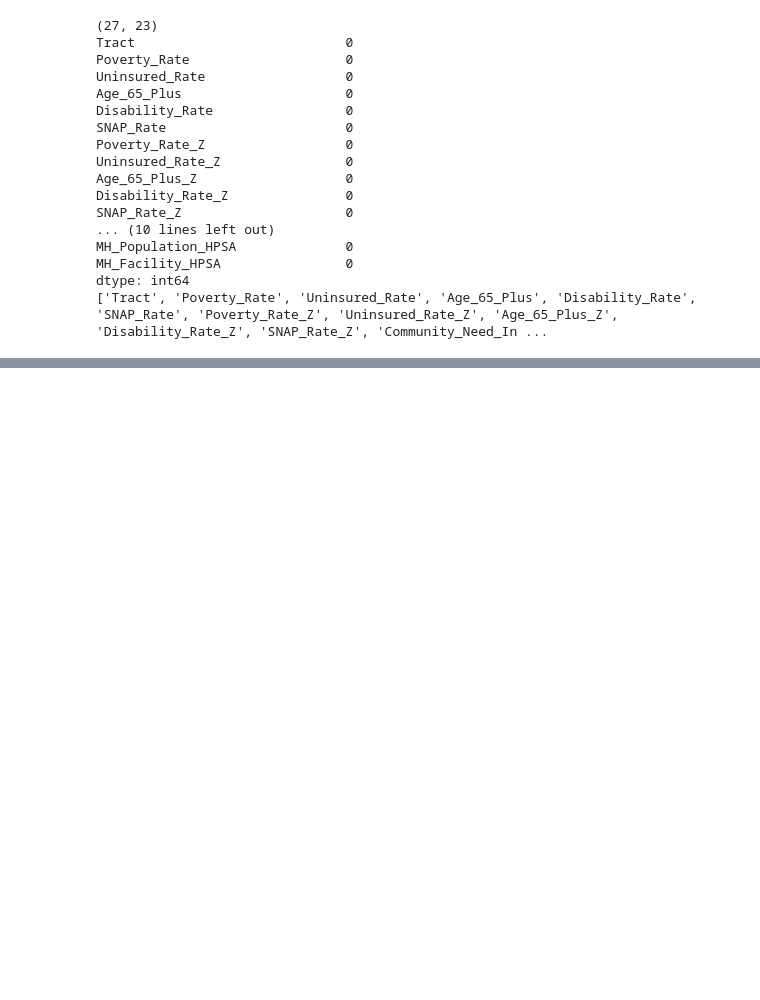
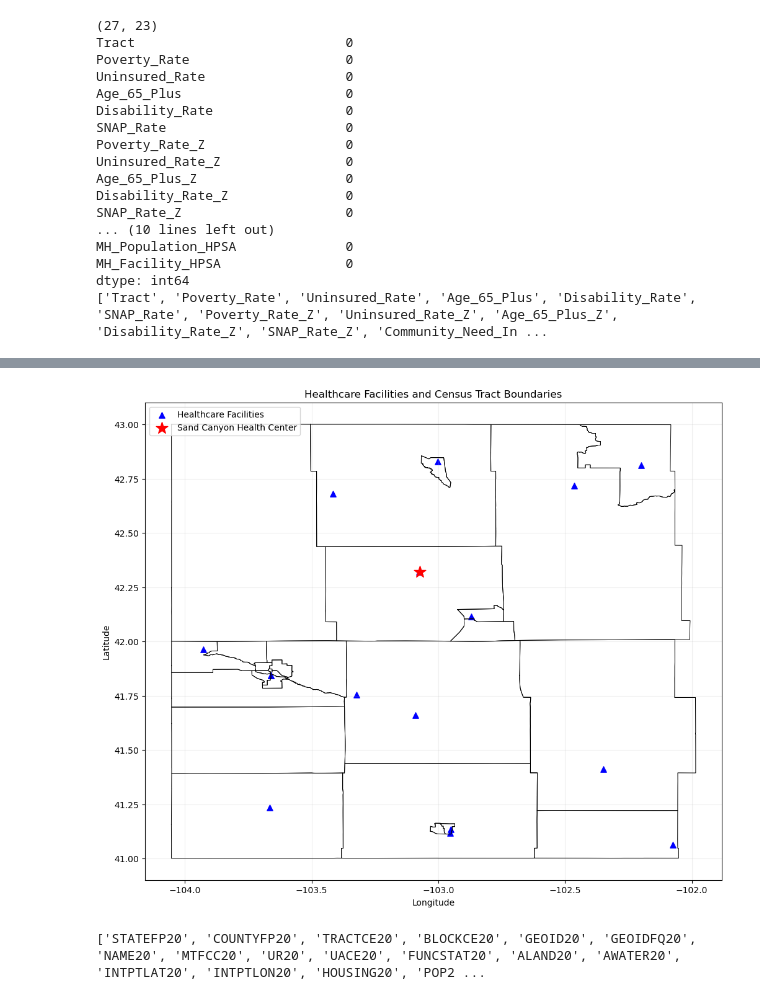
Before and after one commit to sck2189985/sand-canyon-project, a Jupyter notebook: Distance_calc_code.ipynb, the cells around one changed output, grey strips where cells are left out. Drawn from its saved outputs; the diff is of its cells as text; code cells hidden in the pictures; blank space fills up the shorter version.

```diff
--- a/Distance_calc_code.ipynb
+++ b/Distance_calc_code.ipynb
@@ -402,0 +506,41 @@ dtype: int64
+# %%
+import matplotlib.pyplot as plt
+
+fig, ax = plt.subplots(figsize=(12, 10))
+# plotting census tract boundaries
+for _, row in census_data.iterrows():
+    for part in row['Boundary_Parts']:
+        x = [point[0] for point in part]
+        y = [point[1] for point in part]
+        ax.plot(x, y, color='black', linewidth=0.7)
+
+# plotting healthcare facilities
+ax.scatter(
+    facilities['Longitude'],
+    facilities['Latitude'],
+    color='blue',
+    marker='^',
+    s=45,
+    label='Healthcare Facilities')
+
+# identifying Sand Canyon!
+sand_canyon = facilities[
+    facilities['Facility_Name'].str.contains(
+        'Sand Canyon', case=False, na=False)]
+ax.scatter(
+    sand_canyon['Longitude'],
+    sand_canyon['Latitude'],
+    color='red',
+    marker='*',
+    s=200,
+    label='Sand Canyon Health Center',
+    zorder=5)
+
+ax.set_title('Healthcare Facilities and Census Tract Boundaries')
+ax.set_xlabel('Longitude')
+ax.set_ylabel('Latitude')
+ax.legend()
+ax.grid(alpha=0.2)
+plt.show()
+# %% [output]
+[figure, added]
@@ -402,0 +550,10 @@ dtype: int64
+# %%
+import shapefile
+import pandas as pd
+
+#census block shapefile
+block_shapes = shapefile.Reader("tl_2026_31_tabblock20/tl_2026_31_tabblock20.shp")
+block_fields = [field[0] for field in block_shapes.fields[1:]]
+print(block_fields)
+# %% [output]
+['STATEFP20', 'COUNTYFP20', 'TRACTCE20', 'BLOCKCE20', 'GEOID20', 'GEOIDFQ20', 'NAME20', 'MTFCC20', 'UR20', 'UACE20', 'FUNCSTAT20', 'ALAND20', 'AWATER20', 'INTPTLAT20', 'INTPTLON20', 'HOUSING20', 'POP2 ...
```
Also changed, not shown: parts of 29 cells of this notebook, 15 other files.
